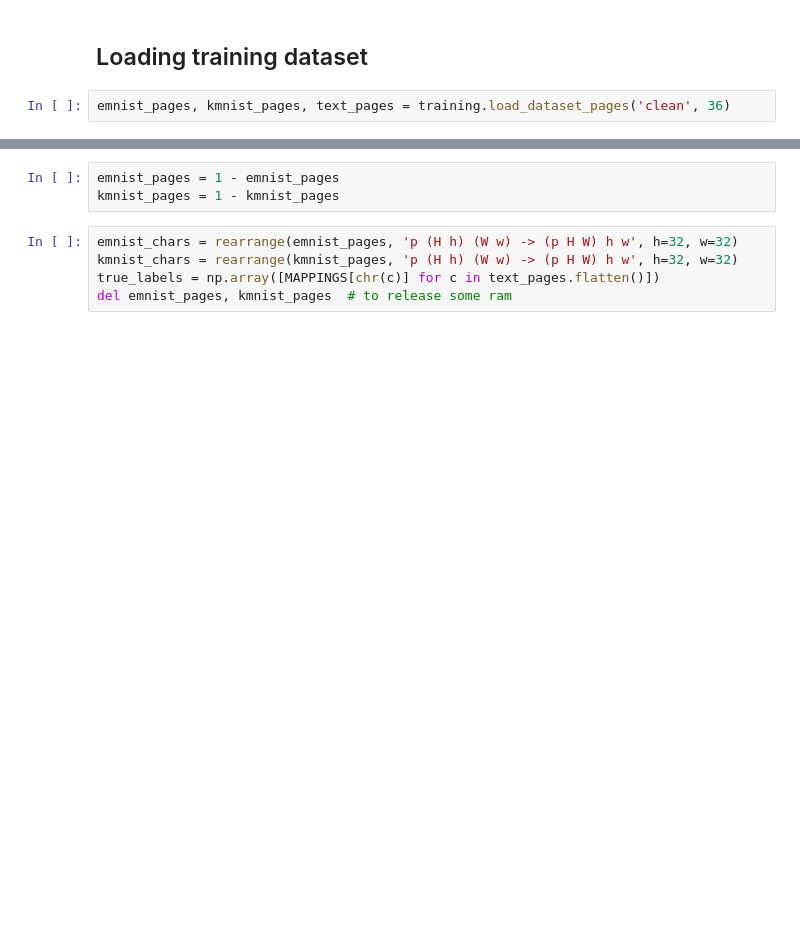
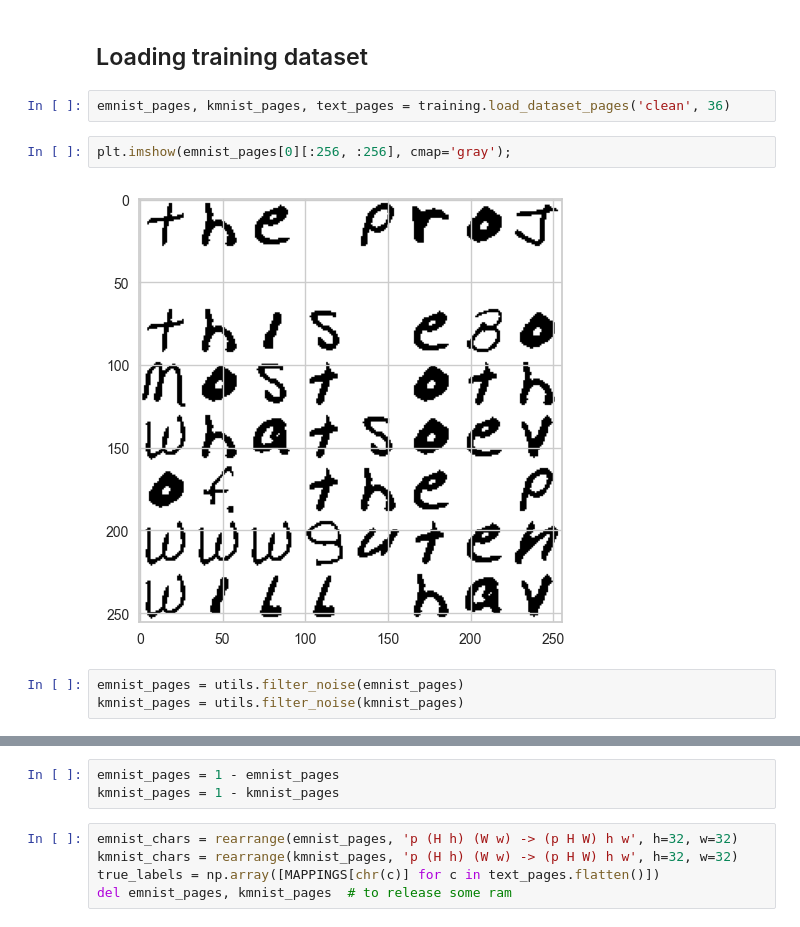
Before and after one commit to klima7/KMNIST-EMNIST-Translator, a Jupyter notebook: training/clean.ipynb, the cells around one changed output, grey strips where cells are left out. Saved outputs shown, nothing was run; the diff lists cells and outputs as text; blank space fills up the shorter version.

```diff
--- a/training/clean.ipynb
+++ b/training/clean.ipynb
@@ -28,3 +28,10 @@ plt.set_loglevel('warning')
 ## Loading training dataset
 # %%
 emnist_pages, kmnist_pages, text_pages = training.load_dataset_pages('clean', 36)
+# %%
+plt.imshow(emnist_pages[0][:256, :256], cmap='gray');
+# %% [output]
+[figure, added]
+# %%
+emnist_pages = utils.filter_noise(emnist_pages)
+kmnist_pages = utils.filter_noise(kmnist_pages)
```
Also changed, not shown: parts of 5 cells of this notebook, 9 other files.
